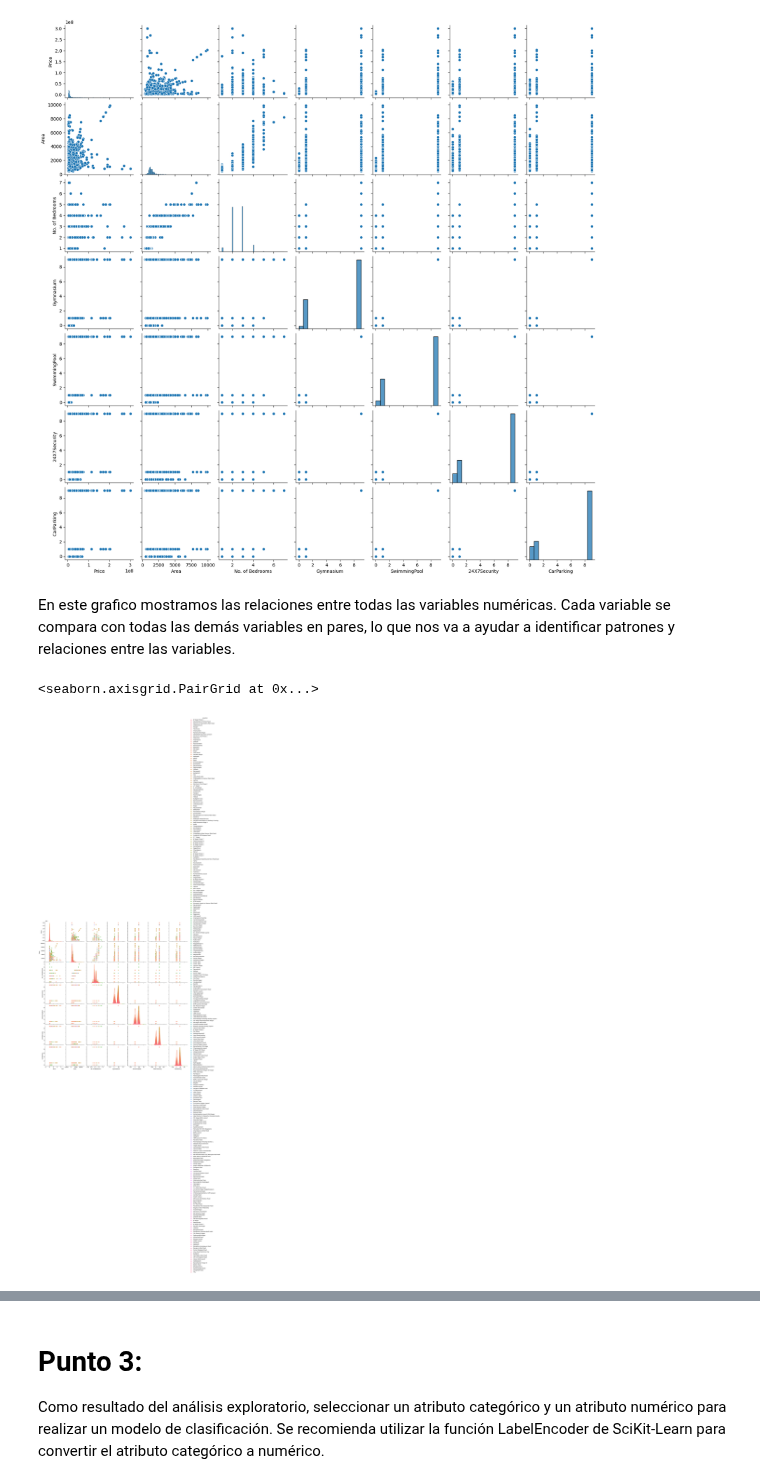
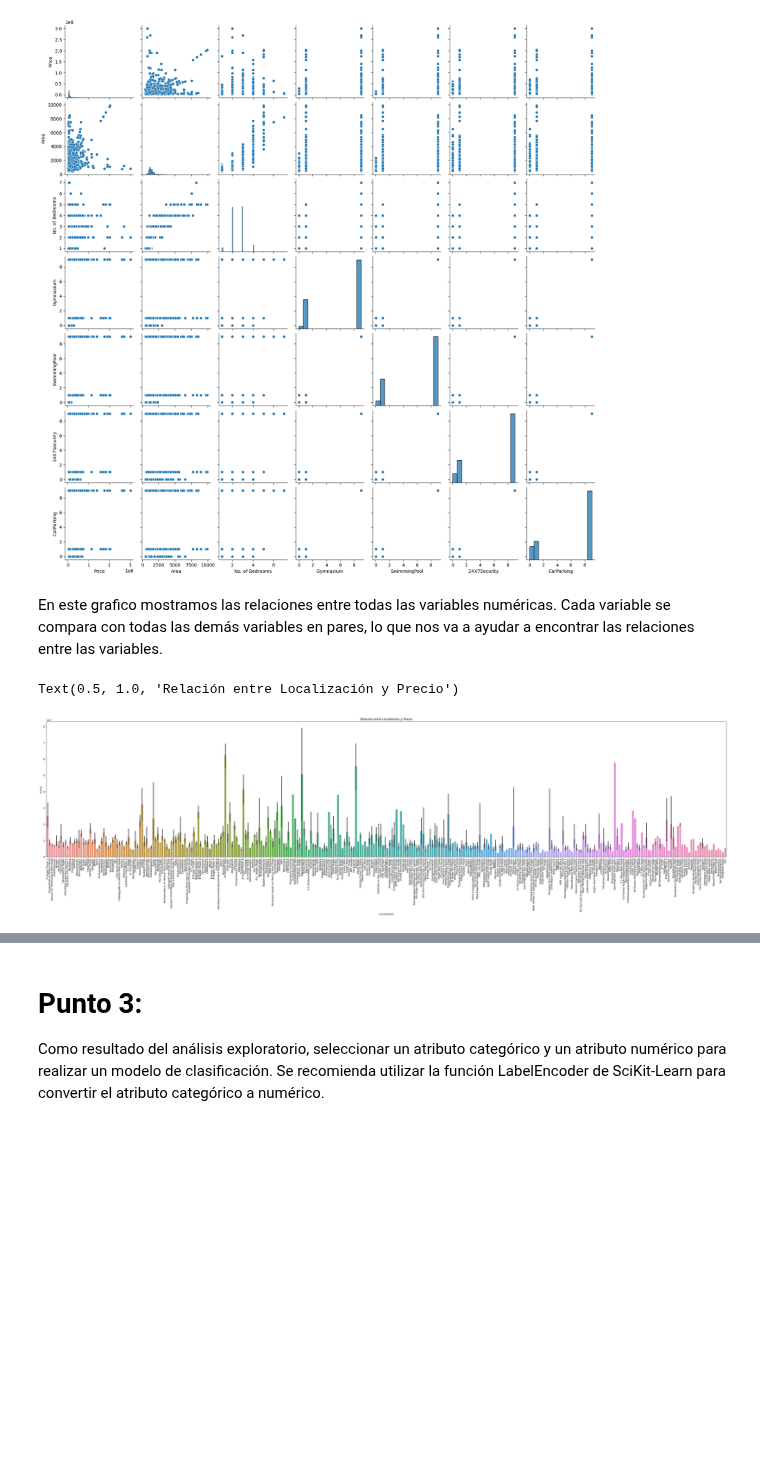
Before and after one commit to Fedezafran1/TP-Chona, a Jupyter notebook: Trabajo_Práctico_1_Modelos_Predictivos_en_SciKit_Learn.ipynb, the cells around one changed output, grey strips where cells are left out. Drawn from its saved outputs; the diff is of its cells as text; code cells hidden in the pictures; blank space fills up the shorter version.

```diff
--- a/Trabajo_Práctico_1_Modelos_Predictivos_en_SciKit_Learn.ipynb
+++ b/Trabajo_Práctico_1_Modelos_Predictivos_en_SciKit_Learn.ipynb
@@ -48,9 +50,14 @@ sns.pairplot(Bangalore_df)
 <seaborn.axisgrid.PairGrid at 0x...>
 [figure]
 # %% [markdown]
-En este grafico mostramos las relaciones entre todas las variables numéricas. Cada variable se compara con todas las demás variables en pares, lo que nos va a ayudar a identificar patrones y relaciones entre las variables.
+En este grafico mostramos las relaciones entre todas las variables numéricas. Cada variable se compara con todas las demás variables en pares, lo que nos va a ayudar a encontrar las relaciones entre las variables.
-# %%
-sns.pairplot(Bangalore_df, hue="Location")
-# %% [output]
-<seaborn.axisgrid.PairGrid at 0x...>
-[figure, removed]
+# %%
+plt.figure(figsize=(50, 10))
+sns.barplot(x='Location', y='Price', data=Bangalore_df)
+plt.xlabel('Localización')
+plt.ylabel('Precio')
+plt.xticks(rotation=90)
+plt.title('Relación entre Localización y Precio')
+# %% [output]
+Text(0.5, 1.0, 'Relación entre Localización y Precio')
+[figure, added]
```
Also changed, not shown: parts of 7 cells of this notebook.
